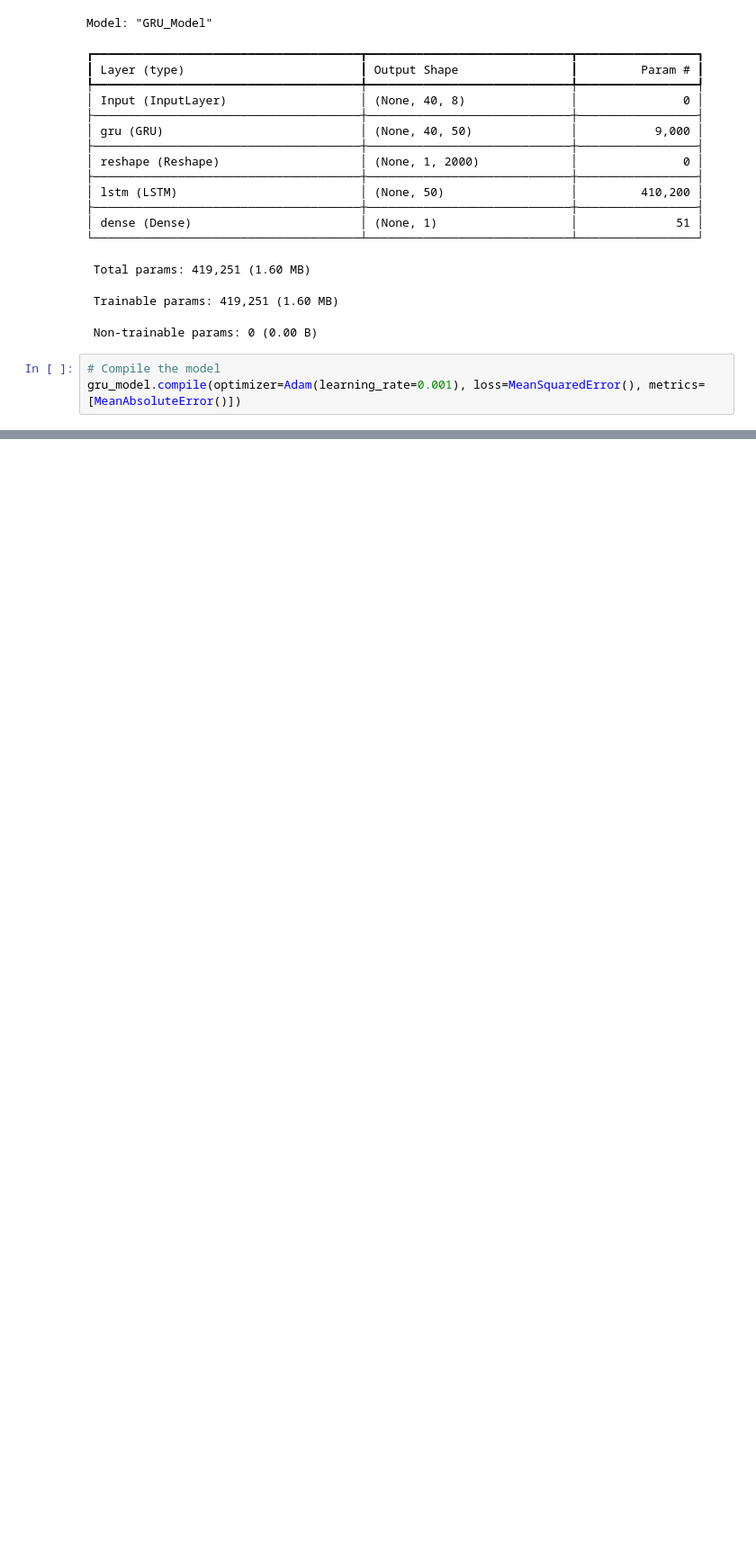
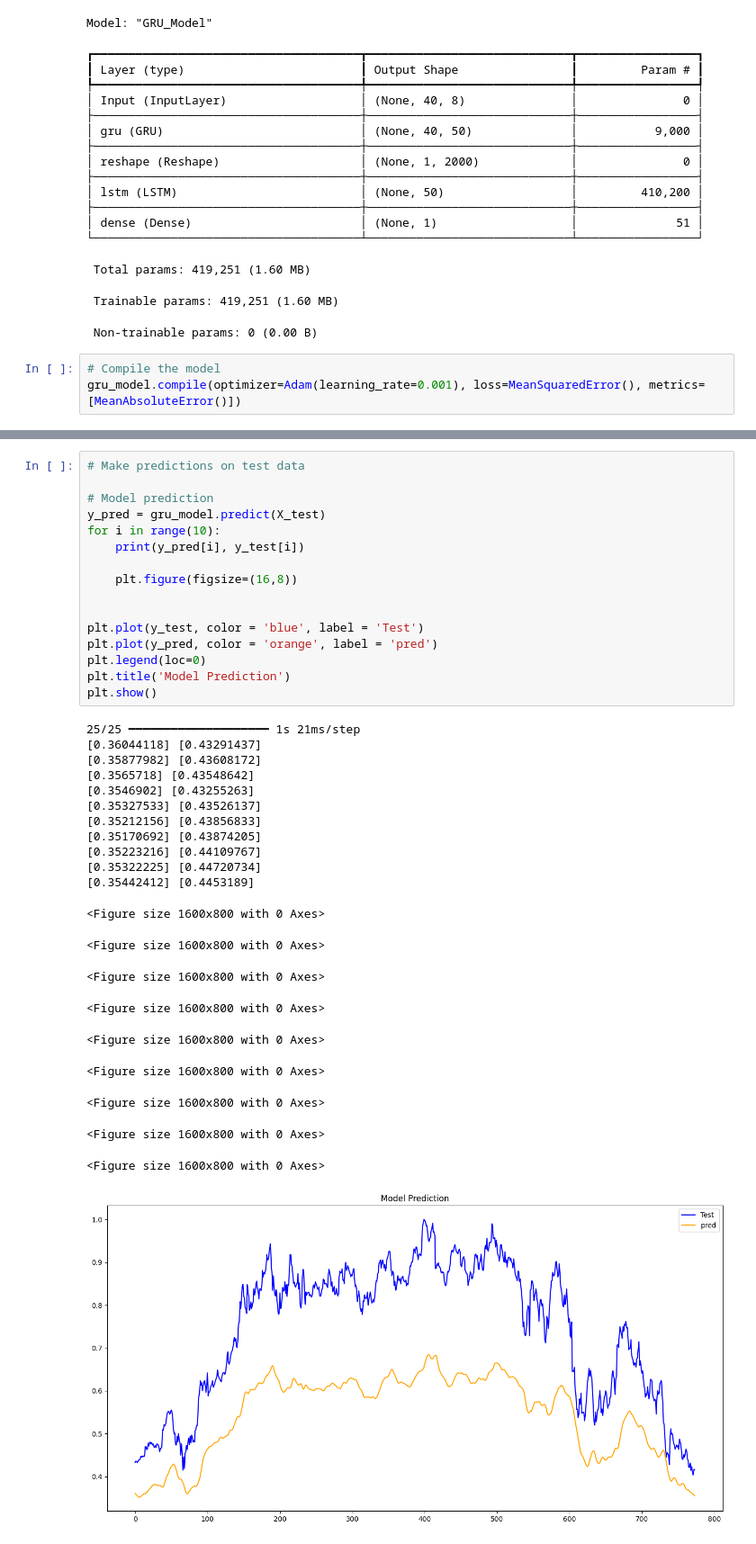
Before and after one commit to bilnazir/stockmarketprediction, a Jupyter notebook: fyp_GRU_amzn.ipynb, the cells around one changed output, grey strips where cells are left out. Shown at 90% size. Drawn from its saved outputs; the diff is of its cells as text; blank space fills up the shorter version.

Commit message:
Testing model prediction and analysing the line graph for actual and predicted values.

```diff
--- a/fyp_GRU_amzn.ipynb
+++ b/fyp_GRU_amzn.ipynb
@@ -262,3 +262,41 @@ Epoch 6/128
 Epoch 128/128
 29/29 ━━━━━━━━━━━━━━━━━━━━ 1s 41ms/step - loss: 7.1701e-04 - mean_absolute_error: 0.0143 - val_loss: 0.0446 - val_mean_absolute_error: 0.1977
 <built-in method keys of dict object at 0x...>
+# %%
+# Make predictions on test data
+
+# Model prediction
+y_pred = gru_model.predict(X_test)
+for i in range(10):
+    print(y_pred[i], y_test[i])
+
+    plt.figure(figsize=(16,8))
+
+
+plt.plot(y_test, color = 'blue', label = 'Test')
+plt.plot(y_pred, color = 'orange', label = 'pred')
+plt.legend(loc=0)
+plt.title('Model Prediction')
+plt.show()
+# %% [output]
+25/25 ━━━━━━━━━━━━━━━━━━━━ 1s 21ms/step
+[0.36044118] [0.43291437]
+[0.35877982] [0.43608172]
+[0.3565718] [0.43548642]
+[0.3546902] [0.43255263]
+[0.35327533] [0.43526137]
+[0.35212156] [0.43856833]
+[0.35170692] [0.43874205]
+[0.35223216] [0.44109767]
+[0.35322225] [0.44720734]
+[0.35442412] [0.4453189]
+<Figure size 1600x800 with 0 Axes>
+<Figure size 1600x800 with 0 Axes>
+<Figure size 1600x800 with 0 Axes>
+<Figure size 1600x800 with 0 Axes>
+<Figure size 1600x800 with 0 Axes>
+<Figure size 1600x800 with 0 Axes>
+<Figure size 1600x800 with 0 Axes>
+<Figure size 1600x800 with 0 Axes>
+<Figure size 1600x800 with 0 Axes>
+[figure, added]
```
